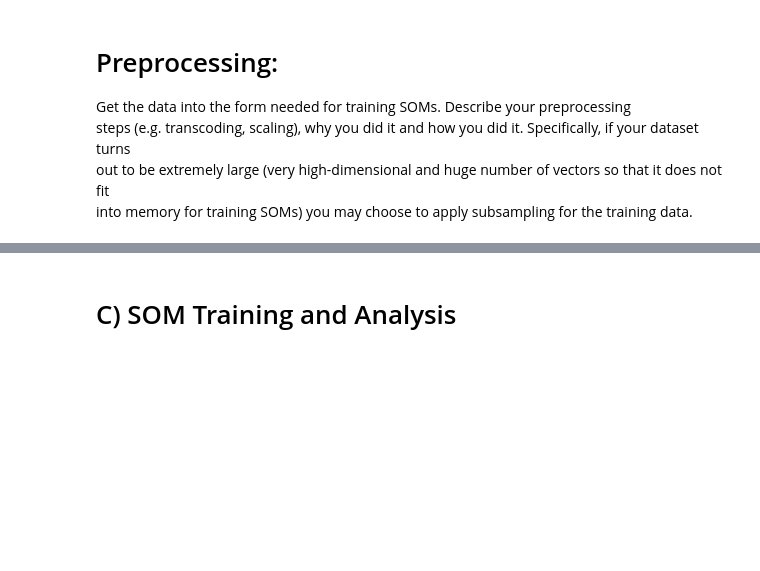
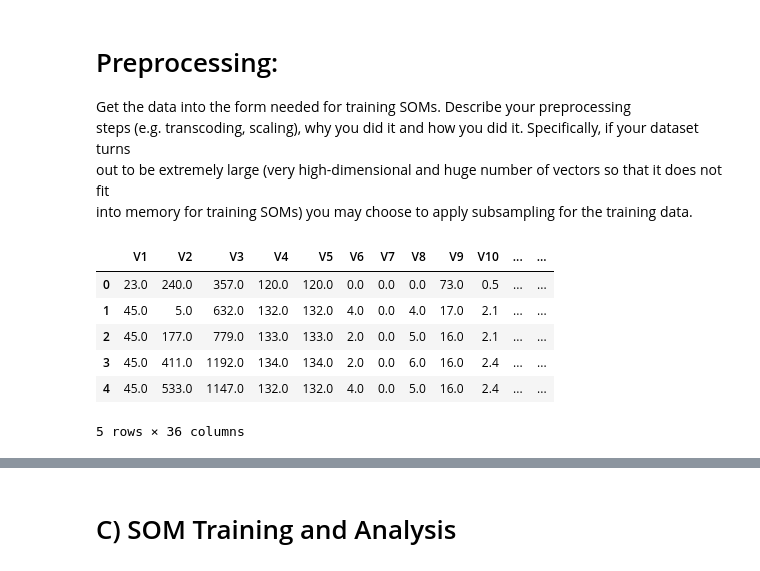
Before and after one commit to StefanHamm/SOS-Assignment-3-WISE-24-25, a Jupyter notebook: PySOMVis/training_assignment.ipynb, the cells around one changed output, grey strips where cells are left out. Cells and saved outputs as stored; diff of their text form; code cells hidden in the pictures; blank space fills up the shorter version.

Commit message:
load dataset, do incomplete preprocessing

```diff
--- a/PySOMVis/training_assignment.ipynb
+++ b/PySOMVis/training_assignment.ipynb
@@ -83,3 +70,19 @@ out to be extremely large (very high-dimensional and huge number of vectors so t
 into memory for training SOMs) you may choose to apply subsampling for the training data.<br>
 # %%
 ## TODO LOADING AND PREPROCESSING THE DATA
+from scipy.io import arff
+import pandas as pd
+
+data, meta = arff.loadarff('datasets/cardiotography/cardiotography.arff')
+
+df = pd.DataFrame(data)
+# %%
+df.head()
+# %% [output]
+|  | V1 | V2 | V3 | V4 | V5 | V6 | V7 | V8 | V9 | V10 | ... | ... |
+| 0 | 23.0 | 240.0 | 357.0 | 120.0 | 120.0 | 0.0 | 0.0 | 0.0 | 73.0 | 0.5 | ... | ... |
+| 1 | 45.0 | 5.0 | 632.0 | 132.0 | 132.0 | 4.0 | 0.0 | 4.0 | 17.0 | 2.1 | ... | ... |
+| 2 | 45.0 | 177.0 | 779.0 | 133.0 | 133.0 | 2.0 | 0.0 | 5.0 | 16.0 | 2.1 | ... | ... |
+| 3 | 45.0 | 411.0 | 1192.0 | 134.0 | 134.0 | 2.0 | 0.0 | 6.0 | 16.0 | 2.4 | ... | ... |
+| 4 | 45.0 | 533.0 | 1147.0 | 132.0 | 132.0 | 4.0 | 0.0 | 5.0 | 16.0 | 2.4 | ... | ... |
+5 rows × 36 columns
```
Also changed, not shown: parts of 5 cells of this notebook, 1 other file.
